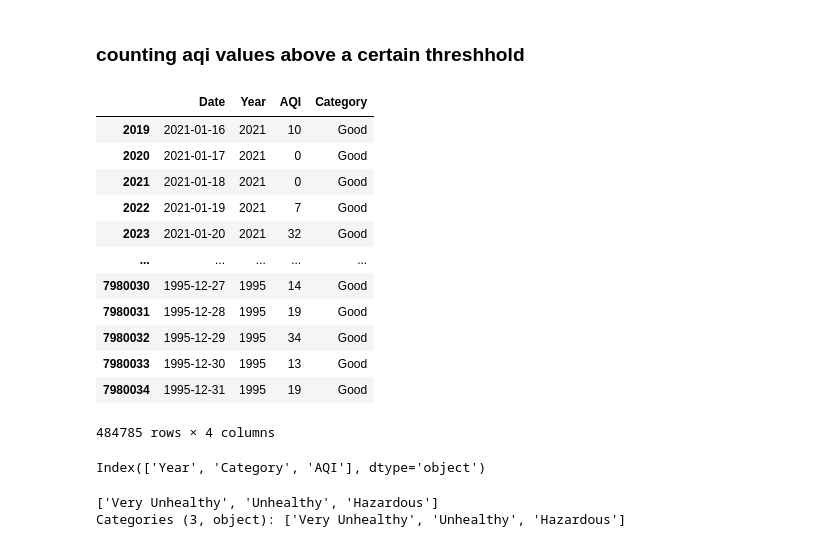
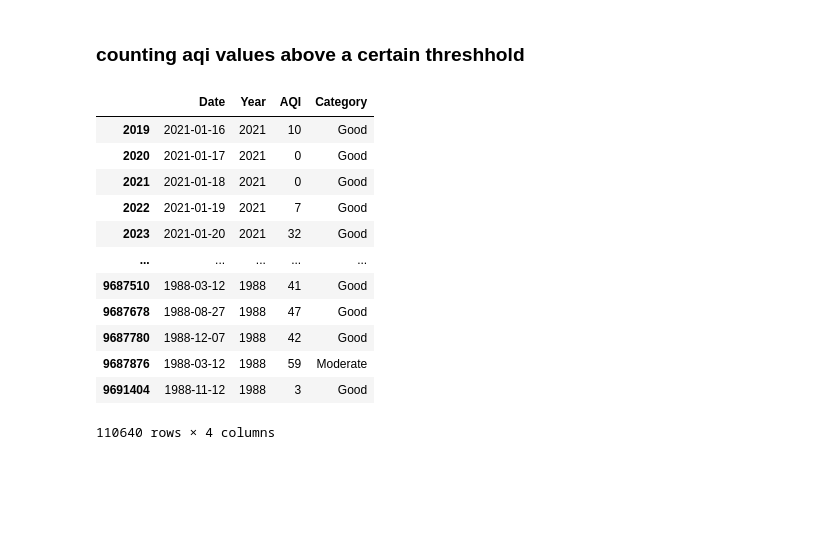
Before and after one commit to aqi-science/notebook, a Jupyter notebook: wildfire.ipynb, the cells around one changed output. Drawn from its saved outputs; the diff is of its cells as text; code cells hidden in the pictures; blank space fills up the shorter version.

```diff
--- a/wildfire.ipynb
+++ b/wildfire.ipynb
@@ -11,6 +12,7 @@ import datetime
 # %%
 # load in complete csv file
-aqi_all=pd.read_csv('aqi_df.csv')
+aqi_all = pd.read_csv("data/aqi_df.csv")
+#aqi_all=pd.read_csv("data\aqi_df.csv")
 # aqi_all
 # %%
 # format date as datetime
@@ -20,8 +22,8 @@ aqi_all['Date']=pd.to_datetime(aqi_all['Date'], format = '%Y-%m-%d')
 aqi_all['Year'] = pd.DatetimeIndex(aqi_all['Date']).year
 
 # get category column as a factor
-aqi_all["Category"] = aqi_all.Category.astype('category')
-aqi_ca_pm.dtypes
+#aqi_all["Category"] = aqi_all.Category.astype('category')
+#aqi_all.dtypes
 
 aqi_all_dtypes=aqi_all.dtypes
 print(aqi_all_dtypes)
@@ -87,9 +74,6 @@ aqi_ca["Defining Parameter"].unique()
 array(['PM2.5', 'Ozone', 'PM10', 'CO', 'NO2', 'SO2'], dtype=object)
 # %%
 aqi_ca_pm = aqi_ca[aqi_ca["Defining Parameter"].str.startswith('PM2.5')]
-#aqi_ca_pm["Defining Parameter"].unique()
-
-# get category column as a factor
-aqi_ca_pm["Category"] = aqi_ca_pm.Category.astype('category')
-aqi_ca_pm.dtypes
+aqi_ca_pm["Year"].unique()
+# --- 1988 is the first year on record for this subset
 # %% [output]
@@ -184,34 +147,19 @@ plt.ylim(0,90)
 ### counting aqi values above a certain threshhold
 # %%
 # subset for year, aqi, and category
-ca_sub = aqi_ca[["Date", "Year", "AQI", "Category"]]
+ca_sub = aqi_ca_pm[["Date", "Year", "AQI", "Category"]]
 ca_sub
 # %% [output]
 |  | Date | Year | AQI | Category |
 | 2019 | 2021-01-16 | 2021 | 10 | Good |
 | 2020 | 2021-01-17 | 2021 | 0 | Good |
 | 2021 | 2021-01-18 | 2021 | 0 | Good |
 | 2022 | 2021-01-19 | 2021 | 7 | Good |
 | 2023 | 2021-01-20 | 2021 | 32 | Good |
 | ... | ... | ... | ... | ... |
-| 7980030 | 1995-12-27 | 1995 | 14 | Good |
-| 7980031 | 1995-12-28 | 1995 | 19 | Good |
-| 7980032 | 1995-12-29 | 1995 | 34 | Good |
-| 7980033 | 1995-12-30 | 1995 | 13 | Good |
-| 7980034 | 1995-12-31 | 1995 | 19 | Good |
+| 9687510 | 1988-03-12 | 1988 | 41 | Good |
+| 9687678 | 1988-08-27 | 1988 | 47 | Good |
+| 9687780 | 1988-12-07 | 1988 | 42 | Good |
+| 9687876 | 1988-03-12 | 1988 | 59 | Moderate |
+| 9691404 | 1988-11-12 | 1988 | 3 | Good |
-484785 rows × 4 columns
+110640 rows × 4 columns
-# %%
-# group by category
-year_category_mean = ca_sub.groupby(['Year', 'Category']).mean()
-year_category_mean = year_category_mean.reset_index()
-
-year_category_mean.columns
-# %% [output]
-Index(['Year', 'Category', 'AQI'], dtype='object')
-# %%
-# filter for aqi above 150? (unhealthy and above)
-ca_unhealthy = ca_sub[ca_sub["AQI"] > 150]
-# ca_unhealthy["Category"].unique()
-# %% [output]
-['Very Unhealthy', 'Unhealthy', 'Hazardous']
-Categories (3, object): ['Very Unhealthy', 'Unhealthy', 'Hazardous']
```
Also changed, not shown: parts of 20 cells of this notebook.
